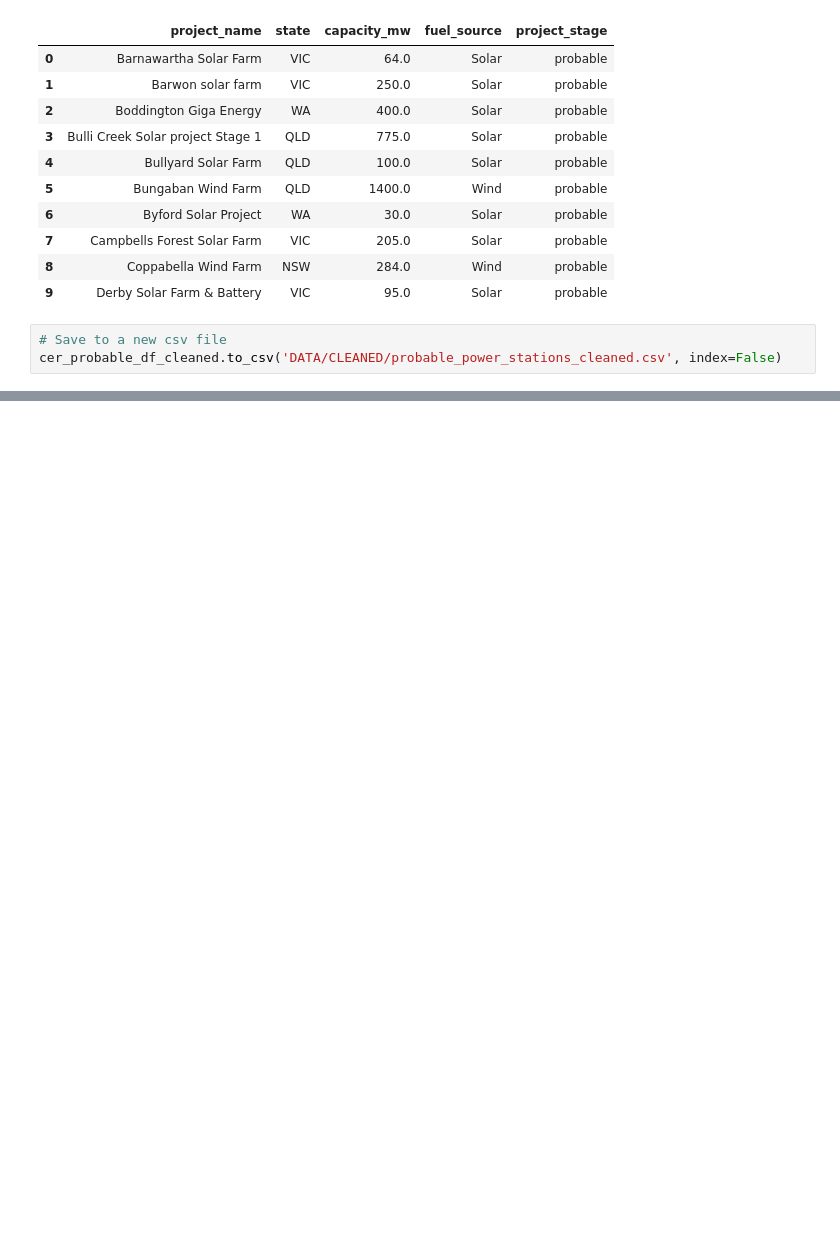
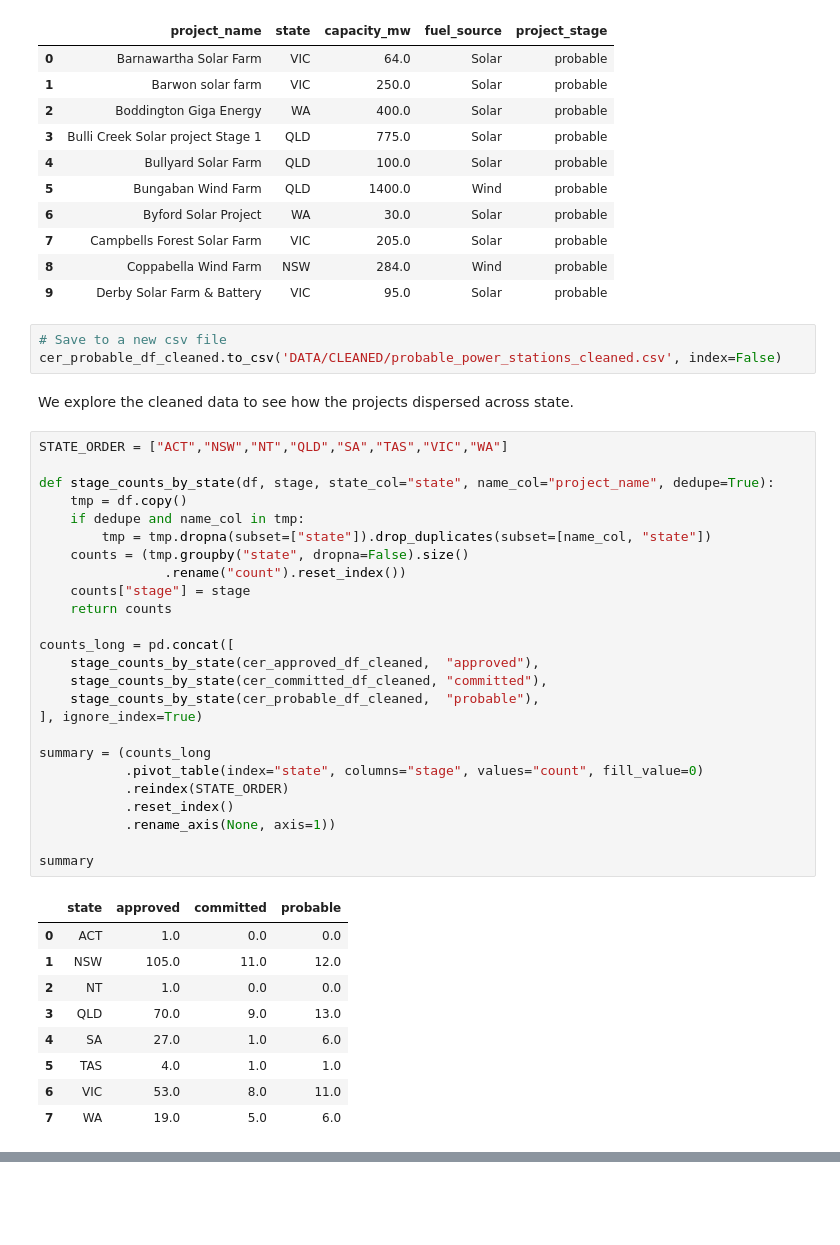
Before and after one commit to renggafirmandika/data_engineering, a Jupyter notebook: Assignment_1.ipynb, the cells around one changed output, grey strips where cells are left out. Drawn from its saved outputs; the diff is of its cells as text; blank space fills up the shorter version.

```diff
--- a/Assignment_1.ipynb
+++ b/Assignment_1.ipynb
@@ -1230,3 +1254,40 @@ cer_probable_df_cleaned.head(10)
 # %%
 # Save to a new csv file
 cer_probable_df_cleaned.to_csv('DATA/CLEANED/probable_power_stations_cleaned.csv', index=False)
+# %% [markdown]
+We explore the cleaned data to see how the projects dispersed across state.
+# %%
+STATE_ORDER = ["ACT","NSW","NT","QLD","SA","TAS","VIC","WA"]
+
+def stage_counts_by_state(df, stage, state_col="state", name_col="project_name", dedupe=True):
+    tmp = df.copy()
+    if dedupe and name_col in tmp:
+        tmp = tmp.dropna(subset=["state"]).drop_duplicates(subset=[name_col, "state"])
+    counts = (tmp.groupby("state", dropna=False).size()
+                .rename("count").reset_index())
+    counts["stage"] = stage
+    return counts
+
+counts_long = pd.concat([
+    stage_counts_by_state(cer_approved_df_cleaned,  "approved"),
+    stage_counts_by_state(cer_committed_df_cleaned, "committed"),
+    stage_counts_by_state(cer_probable_df_cleaned,  "probable"),
+], ignore_index=True)
+
+summary = (counts_long
+           .pivot_table(index="state", columns="stage", values="count", fill_value=0)
+           .reindex(STATE_ORDER)
+           .reset_index()
+           .rename_axis(None, axis=1))
+
+summary
+# %% [output]
+|  | state | approved | committed | probable |
+| 0 | ACT | 1.0 | 0.0 | 0.0 |
+| 1 | NSW | 105.0 | 11.0 | 12.0 |
+| 2 | NT | 1.0 | 0.0 | 0.0 |
+| 3 | QLD | 70.0 | 9.0 | 13.0 |
+| 4 | SA | 27.0 | 1.0 | 6.0 |
+| 5 | TAS | 4.0 | 1.0 | 1.0 |
+| 6 | VIC | 53.0 | 8.0 | 11.0 |
+| 7 | WA | 19.0 | 5.0 | 6.0 |
```
Also changed, not shown: parts of 7 cells of this notebook, 1 other file.
